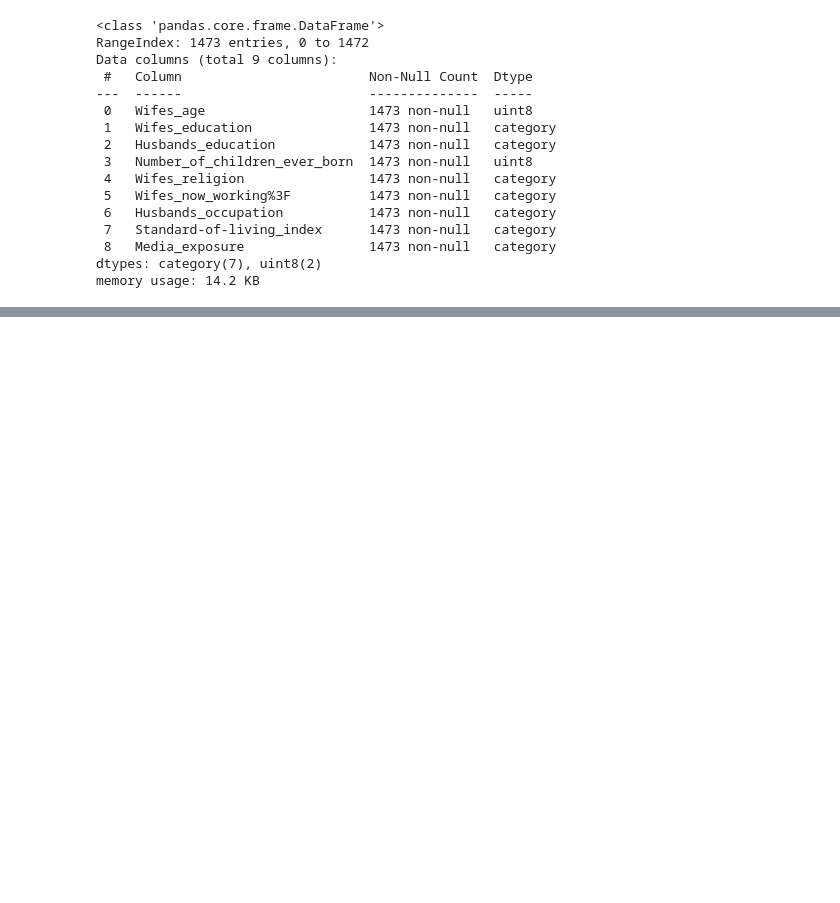
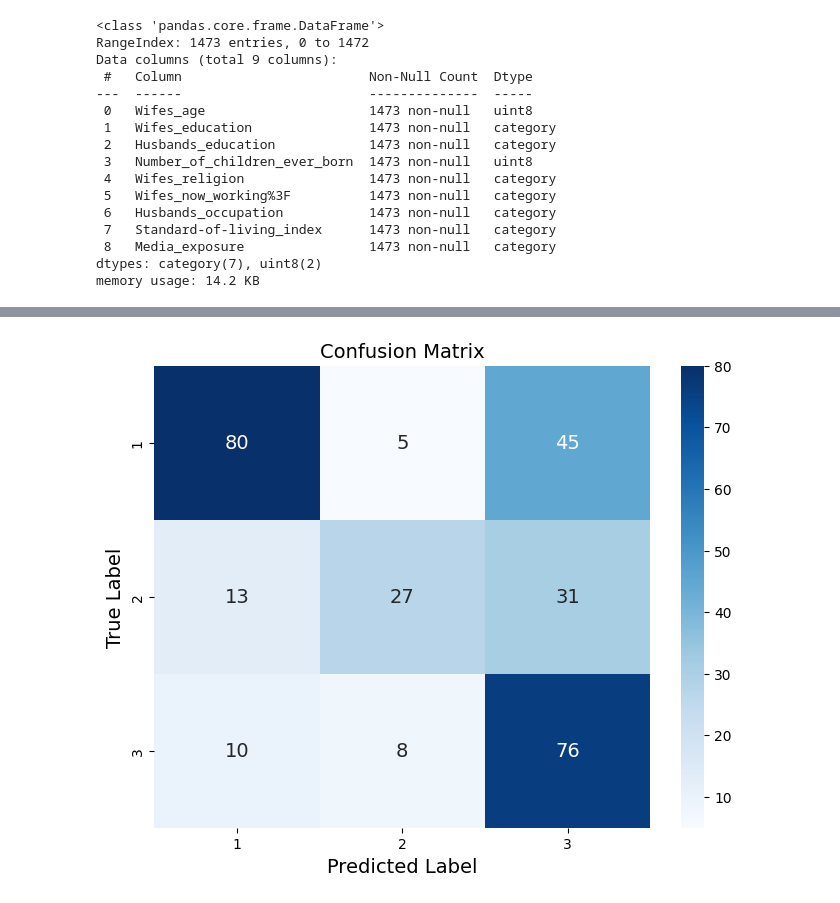
Before and after one commit to IDM4s-2025/TC2034-final-team8, a Jupyter notebook: Evidence1.ipynb, the cells around one changed output, grey strips where cells are left out. Saved outputs shown, nothing was run; the diff lists cells and outputs as text; code cells hidden in the pictures; blank space fills up the shorter version.

```diff
--- a/Decision_tree.ipynb
+++ b/Evidence1.ipynb
@@ -287,0 +472,30 @@ Source.from_file(IMAGES_PATH / "best_tree.dot")
+# %%
+# Convert all categorical with One Hot Encoder
+categorical_features = ["Wifes_education", 'Husbands_occupation', "Husbands_education", "Standard-of-living_index"]
+numeric_features = ["Wifes_age", "Number_of_children_ever_born"]
+binary_features = ["Wifes_religion", "Wifes_now_working%3F", "Media_exposure"]
+
+
+# Create pipline for categorical vairables (OneHotEncoder)
+categorical_transformer = Pipeline(steps=[
+    ('onehot', OneHotEncoder(drop='first', sparse_output=False, handle_unknown='ignore'))
+])
+
+# Scale numeric variables
+numeric_transformer = Pipeline(steps=[
+    ('scaler', StandardScaler())
+])
+
+#OrdinalEncoder
+ordinal_transformer = Pipeline(steps=[
+    ('ordinal', OrdinalEncoder())
+])
+
+#Preprocess
+preprocessor = ColumnTransformer(
+    transformers=[
+        ("cat", categorical_transformer, categorical_features),
+        ('binary', 'passthrough', binary_features),
+        ('num', numeric_transformer, numeric_features),
+    ]
+)
@@ -287,0 +558,13 @@ Source.from_file(IMAGES_PATH / "best_tree.dot")
+# %%
+# Confusion matrix
+cm = confusion_matrix(y_test, y_pred_gb)
+plt.figure(figsize=(8, 6))
+sns.heatmap(cm, annot=True, fmt="d", cmap="Blues",
+            xticklabels=["1", "2", "3"],
+            yticklabels=["1", "2", "3"])
+plt.xlabel("Predicted Label")
+plt.ylabel("True Label")
+plt.title("Confusion Matrix")
+plt.show()
+# %% [output]
+[figure, added]
```
Also changed, not shown: parts of 35 cells of this notebook, 5 other files.
